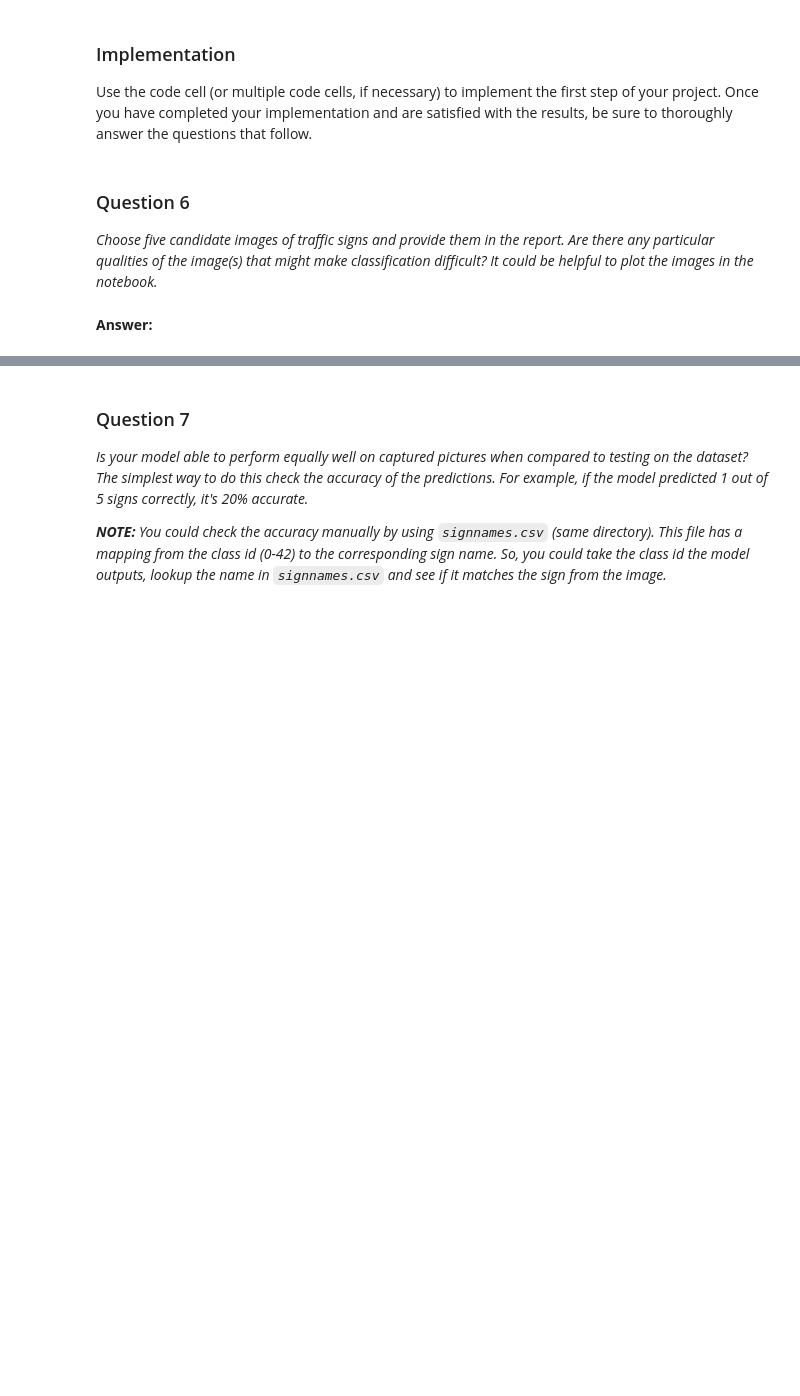
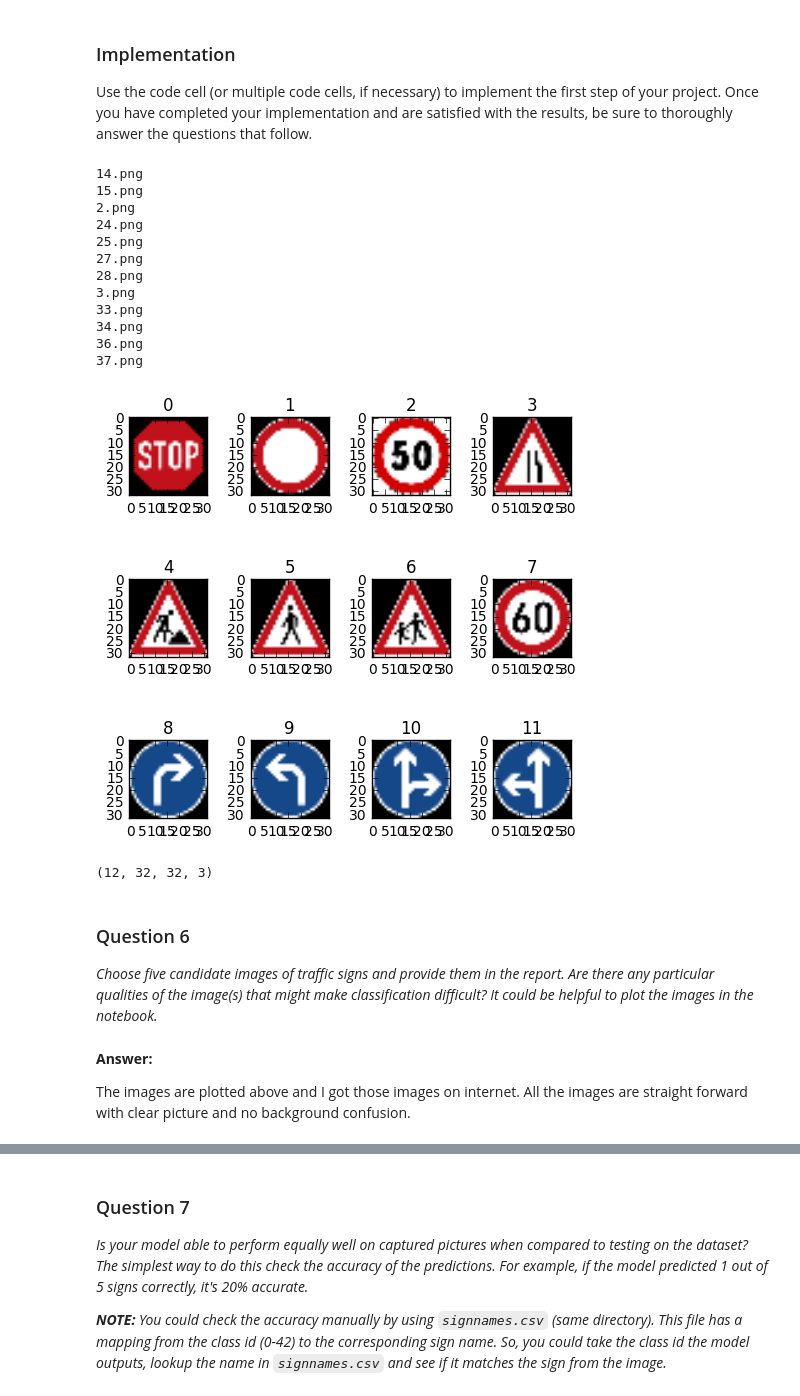
Before and after one commit to govindap/CarND-Traffic-Sign-Classifier-Project, a Jupyter notebook: Traffic_Sign_Classifier.ipynb, the cells around one changed output, grey strips where cells are left out. Drawn from its saved outputs; the diff is of its cells as text; code cells hidden in the pictures; blank space fills up the shorter version.

```diff
--- a/Traffic_Sign_Classifier.ipynb
+++ b/Traffic_Sign_Classifier.ipynb
@@ -358,31 +439,65 @@ Use the code cell (or multiple code cells, if necessary) to implement the first
 # %%
 ### Load the images and plot them here.
 ### Feel free to use as many code cells as needed.
-from cv2 import imread
+import cv2
 import os, os.path
+import matplotlib.pyplot as plt
+import matplotlib.gridspec as gridspec
+# Visualizations will be shown in the notebook.
+%matplotlib inline
 
-imgs = []
+timgs = []
 path = "extra"
 for f in os.listdir(path):
-    imgs.append(imread(os.path.join(path,f)))
+    print(f)
+    rimg =cv2.imread(os.path.join(path,f))
+    rimg = cv2.cvtColor(rimg, cv2.COLOR_BGR2RGB)
+    rimg = cv2.resize(rimg,(32,32))
+    #print(rimg.shape)
+    timgs.append(rimg)
 
 if True:
-    fig = plt.figure(figsize=(3,3))
-    gs = gridspec.GridSpec(3, 3)
+    fig = plt.figure(figsize=(5,5))
+    gs = gridspec.GridSpec(3, 4)
     k = 0
-    for i in range(2):
-        for j in range(3):
+    for i in range(3):
+        for j in range(4):
             ax1 = fig.add_subplot(gs[i,j])
             ax1.set_title(str(k))
-            ax1.imshow(imgs[k])
+            ax1.imshow(timgs[k])
             k += 1
     fig.tight_layout()
+# %% [output]
+14.png
+15.png
+2.png
+24.png
+25.png
+27.png
+28.png
+3.png
+33.png
+34.png
+36.png
+37.png
+[figure, added]
+# %%
+import numpy as np
+timgs = np.array(timgs)
+timgs = timgs.astype(np.float32)
+timgs -= np.mean(timgs, axis = 0)
+timgs /= np.std(timgs, axis = 0)
+print(timgs.shape)
+# %% [output]
+(12, 32, 32, 3)
 # %% [markdown]
 ### Question 6
 
 _Choose five candidate images of traffic signs and provide them in the report. Are there any particular qualities of the image(s) that might make classification difficult? It could be helpful to plot the images in the notebook._
-# %% [markdown]
-**Answer:**
+# %% [markdown]
+**Answer:**
+
+The images are plotted above and I got those images on internet. All the images are straight forward with clear picture and no background confusion.
 # %%
 ### Run the predictions here.
 ### Feel free to use as many code cells as needed.
```
Also changed, not shown: parts of 31 cells of this notebook, 47 other files.
